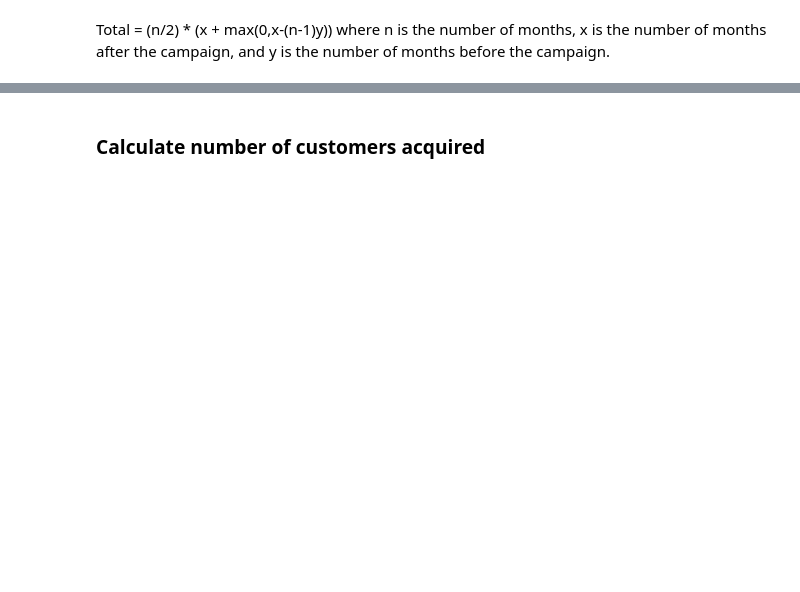
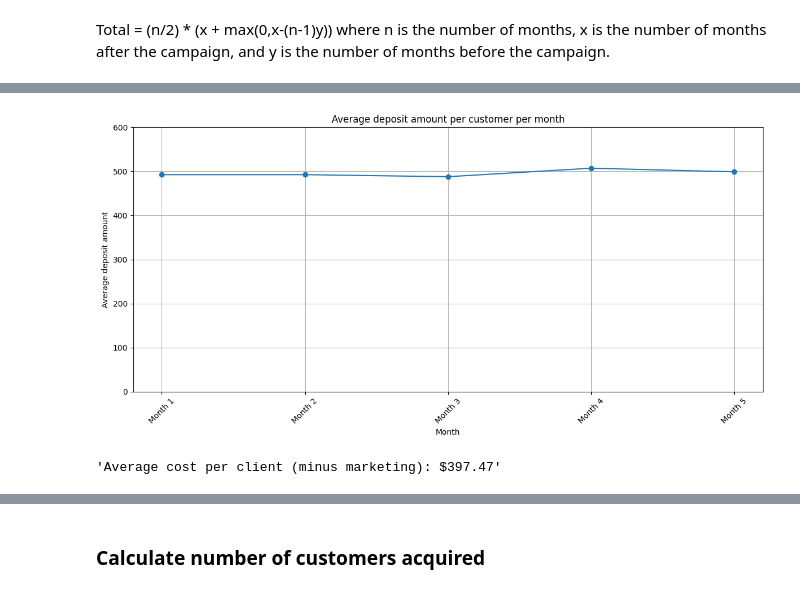
Before and after one commit to dasheffie/data-projects, a Jupyter notebook: freedom_debt_relief_marketing_campaign_results.ipynb, the cells around one changed output, grey strips where cells are left out. Drawn from its saved outputs; the diff is of its cells as text; code cells hidden in the pictures; blank space fills up the shorter version.

Commit message:
improve freedom debt relief marketing campaign analysis

```diff
--- a/freedom_debt_relief_marketing_campaign_results.ipynb
+++ b/freedom_debt_relief_marketing_campaign_results.ipynb
@@ -165,0 +225,6 @@ f"Monthly revenue before campaign: ${mnthly_rvnue_bfr_cmpgn:,.2f}"
+# %%
+# Calculate the average deposit amount per customer per month
+df_avg_deposit_per_month_per_customer = df_deposit_data_calendar[df_deposit_data_calendar['deposit_type'] == 'Actual Deposit'].groupby(['month_name', 'client_id'])['deposit_amount'].sum().reset_index()
+df_avg_deposit_per_month_per_customer = df_avg_deposit_per_month_per_customer.groupby(['month_name'])['deposit_amount'].mean().reset_index()
+df_avg_deposit_per_month_per_customer.rename(columns={'deposit_amount': 'avg_deposit_per_customer'}, inplace=True)
+df_avg_deposit_per_month_per_customer
@@ -165,0 +238,21 @@ f"Monthly revenue before campaign: ${mnthly_rvnue_bfr_cmpgn:,.2f}"
+# %%
+# plot the average deposit amount per customer per month with a line plot
+plt.figure(figsize=(12, 6))
+plt.plot(df_avg_deposit_per_month_per_customer['month_name'], df_avg_deposit_per_month_per_customer['avg_deposit_per_customer'], marker='o')
+plt.title('Average deposit amount per customer per month')
+plt.xlabel('Month')
+plt.ylabel('Average deposit amount')
+plt.ylim(0, 600)
+plt.xticks(rotation=45)
+plt.grid()
+plt.tight_layout()
+plt.show()
+# %% [output]
+[figure, added]
+# %%
+# average cost per client
+average_cost_per_client = (1000+700)/2
+average_cost_per_client_minus_marketing = average_cost_per_client - cost_per_acquisition
+f"Average cost per client (minus marketing): ${average_cost_per_client_minus_marketing:,.2f}"
+# %% [output]
+'Average cost per client (minus marketing): $397.47'
```
Also changed, not shown: parts of 18 cells of this notebook.
